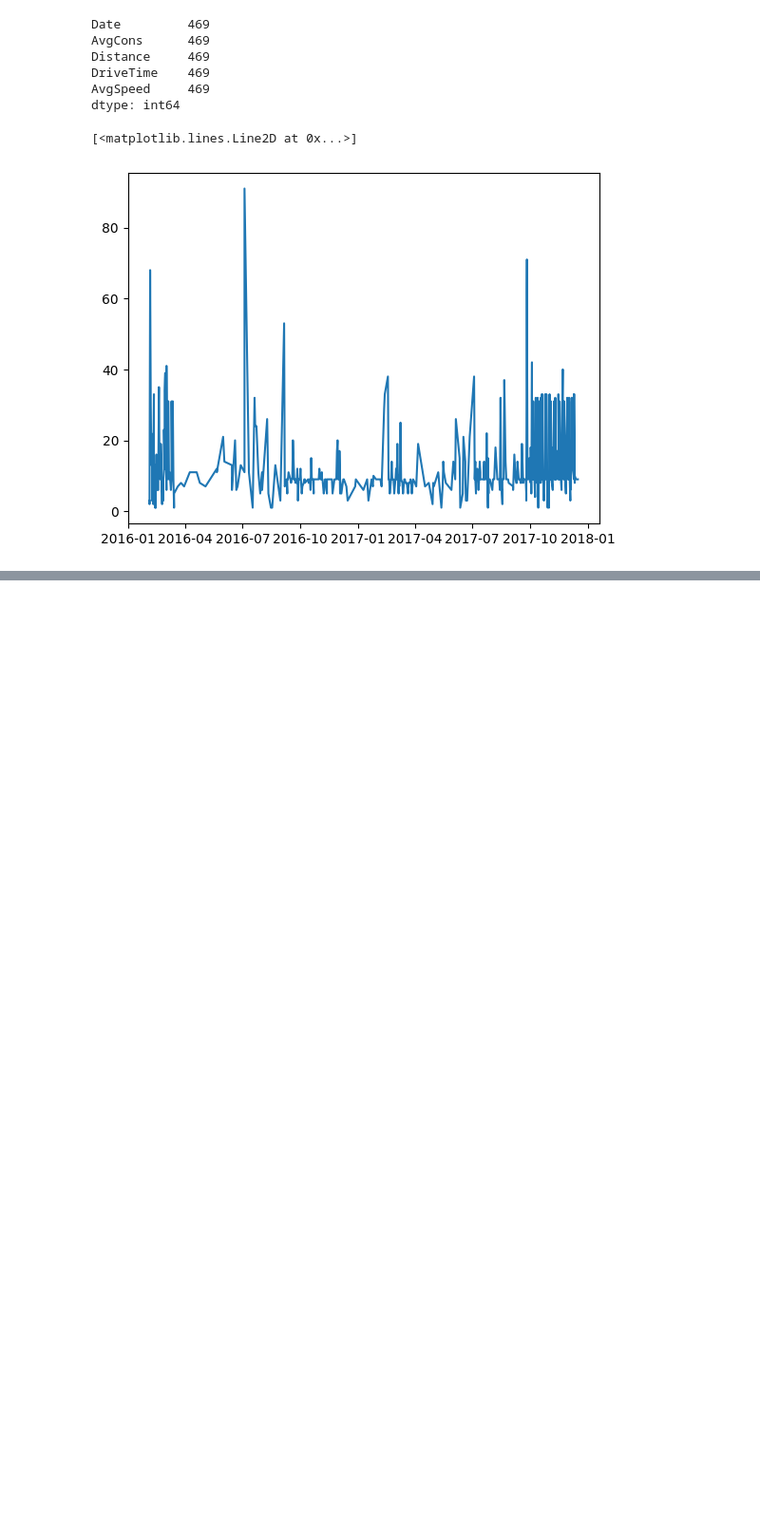
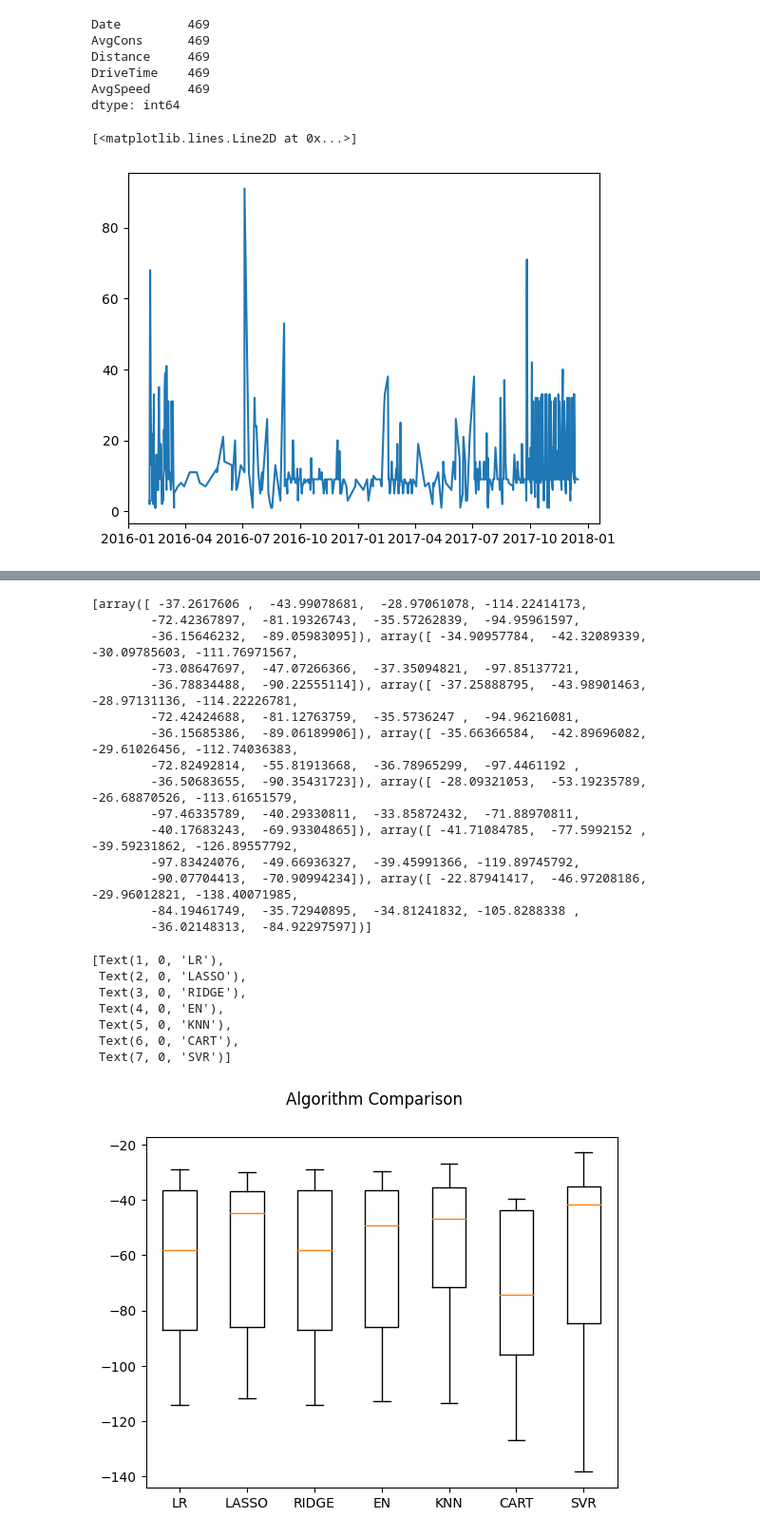
Before and after one commit to Aiden1024/TB-Data-Analytics, a Jupyter notebook: FinalReview/EVtripsGTA.ipynb, the cells around one changed output, grey strips where cells are left out. Shown: that part at 95% size. Saved outputs shown, nothing was run; the diff lists cells and outputs as text; code cells hidden in the pictures; blank space fills up the shorter version.

```diff
--- a/FinalReview/EVtripsGTA.ipynb
+++ b/FinalReview/EVtripsGTA.ipynb
@@ -82,0 +184,33 @@ array([[<AxesSubplot:title={'center':'1'}>,
+# %%
+# Test options and evaluation metric
+num_folds = 10
+seed = 42
+scoring = 'neg_mean_squared_error'
+# evaluate algorithms using the Mean Squared Error (MSE) metric.
+# MSE will give an idea of how wrong all estimates are (0 is perfect).
+# The evaluation function assumes the greater the better, therefore, we use the NEGATIVE MSE.
+# %%
+# Algorithms
+models = []
+models.append(('LR', LinearRegression()))
+models.append(('LASSO', Lasso()))
+models.append(('RIDGE', Ridge()))
+models.append(('EN', ElasticNet()))
+models.append(('KNN', KNeighborsRegressor()))
+models.append(('CART', DecisionTreeRegressor()))
+models.append(('SVR', SVR()))
+# %%
+# evaluate each model in turn
+results = []
+names = []
+for name, model in models:
+    # define how to split off validation data
+    kfold = KFold(n_splits=num_folds, shuffle=True,
+    random_state=seed)
+    # train the model
+    cv_results = cross_val_score(model, X_train, y_train, cv=kfold, scoring=scoring)
+    results.append(cv_results)
+    names.append(name)
+    msg = "%s: %f (%f)" % (name, cv_results.mean(),
+    cv_results.std())
+    print(msg)
@@ -82,0 +225,32 @@ array([[<AxesSubplot:title={'center':'1'}>,
+# %%
+# Compare Algorithms
+print(results)
+fig = plt.figure()
+fig.suptitle('Algorithm Comparison')
+ax = fig.add_subplot(111)
+plt.boxplot(results)
+ax.set_xticklabels(names)
+# %% [output]
+[array([ -37.2617606 ,  -43.99078681,  -28.97061078, -114.22414173,
+        -72.42367897,  -81.19326743,  -35.57262839,  -94.95961597,
+        -36.15646232,  -89.05983095]), array([ -34.90957784,  -42.32089339,  -30.09785603, -111.76971567,
+        -73.08647697,  -47.07266366,  -37.35094821,  -97.85137721,
+        -36.78834488,  -90.22555114]), array([ -37.25888795,  -43.98901463,  -28.97131136, -114.22226781,
+        -72.42424688,  -81.12763759,  -35.5736247 ,  -94.96216081,
+        -36.15685386,  -89.06189906]), array([ -35.66366584,  -42.89696082,  -29.61026456, -112.74036383,
+        -72.82492814,  -55.81913668,  -36.78965299,  -97.4461192 ,
+        -36.50683655,  -90.35431723]), array([ -28.09321053,  -53.19235789,  -26.68870526, -113.61651579,
+        -97.46335789,  -40.29330811,  -33.85872432,  -71.88970811,
+        -40.17683243,  -69.93304865]), array([ -41.71084785,  -77.5992152 ,  -39.59231862, -126.89557792,
+        -97.83424076,  -49.66936327,  -39.45991366, -119.89745792,
+        -90.07704413,  -70.90994234]), array([ -22.87941417,  -46.97208186,  -29.96012821, -138.40071985,
+        -84.19461749,  -35.72940895,  -34.81241832, -105.8288338 ,
+        -36.02148313,  -84.92297597])]
+[Text(1, 0, 'LR'),
+ Text(2, 0, 'LASSO'),
+ Text(3, 0, 'RIDGE'),
+ Text(4, 0, 'EN'),
+ Text(5, 0, 'KNN'),
+ Text(6, 0, 'CART'),
+ Text(7, 0, 'SVR')]
+[figure, added]
```
Also changed, not shown: parts of 13 cells of this notebook, 7 other files.
